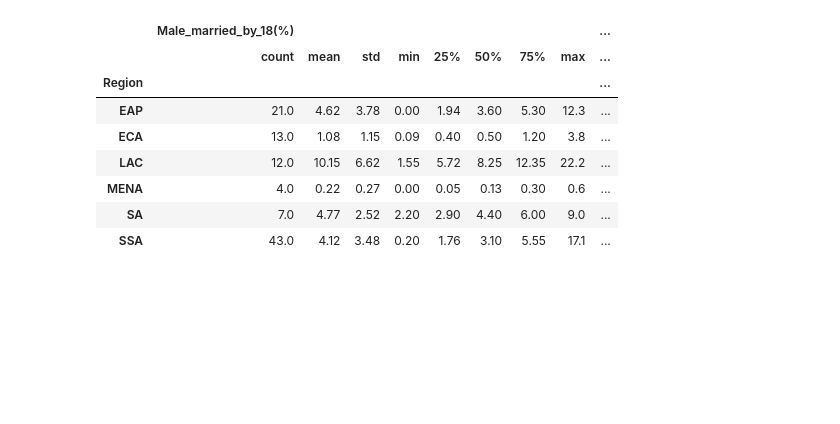
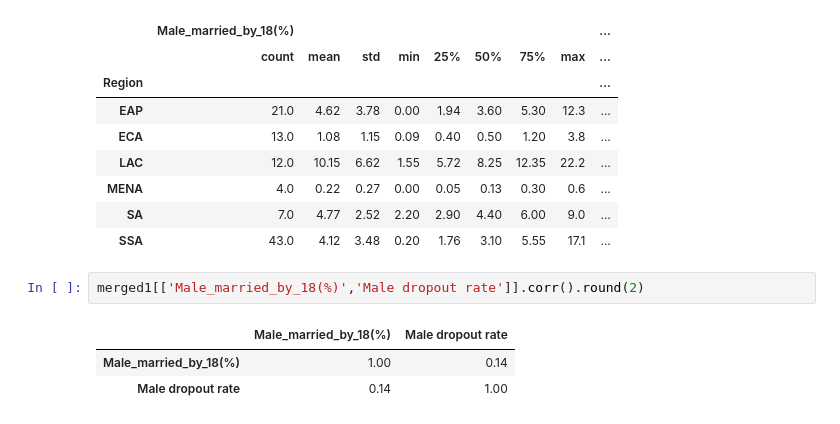
Before and after one commit to shimjide123/datman, a Jupyter notebook: PS2_Yu_Nong.ipynb, the cells around one changed output. Drawn from its saved outputs; the diff is of its cells as text; blank space fills up the shorter version.

```diff
--- a/PS2_Yu_Nong.ipynb
+++ b/PS2_Yu_Nong.ipynb
@@ -374,3 +395,9 @@ merged1.groupby(['Region'])[['Male_married_by_18(%)','Male dropout rate']].descr
 | MENA | 4.0 | 0.22 | 0.27 | 0.00 | 0.05 | 0.13 | 0.30 | 0.6 | ... |
 | SA | 7.0 | 4.77 | 2.52 | 2.20 | 2.90 | 4.40 | 6.00 | 9.0 | ... |
 | SSA | 43.0 | 4.12 | 3.48 | 0.20 | 1.76 | 3.10 | 5.55 | 17.1 | ... |
+# %%
+merged1[['Male_married_by_18(%)','Male dropout rate']].corr().round(2)
+# %% [output]
+|  | Male_married_by_18(%) | Male dropout rate |
+| Male_married_by_18(%) | 1.00 | 0.14 |
+| Male dropout rate | 0.14 | 1.00 |
```
Also changed, not shown: parts of 2 cells of this notebook.
